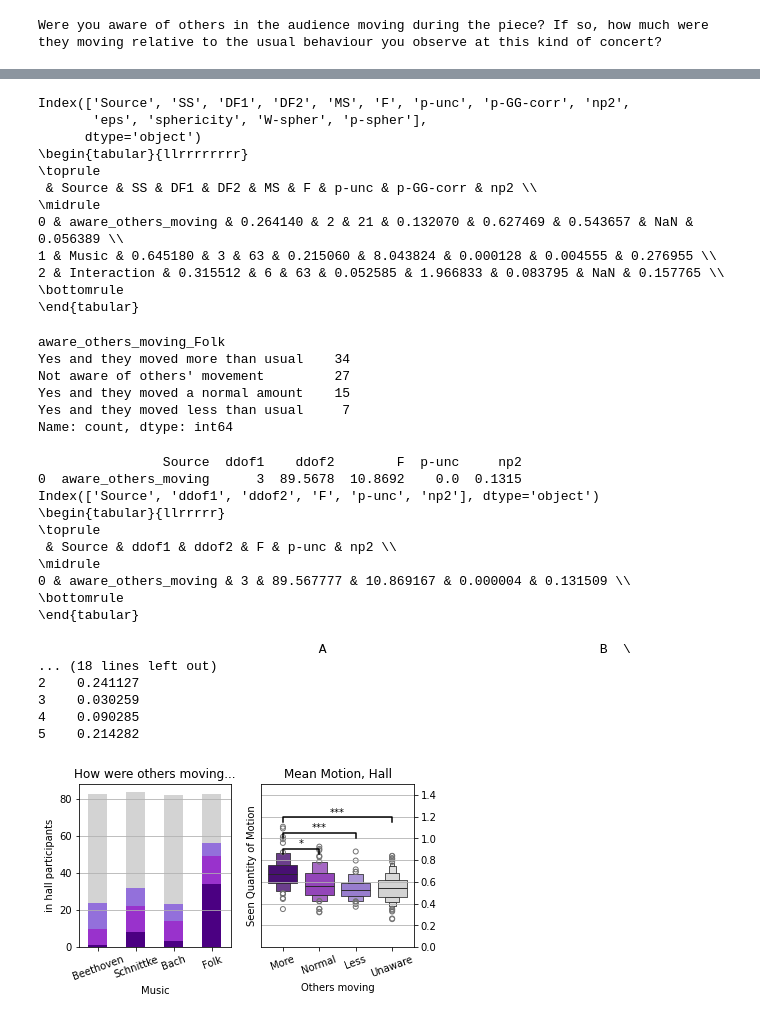
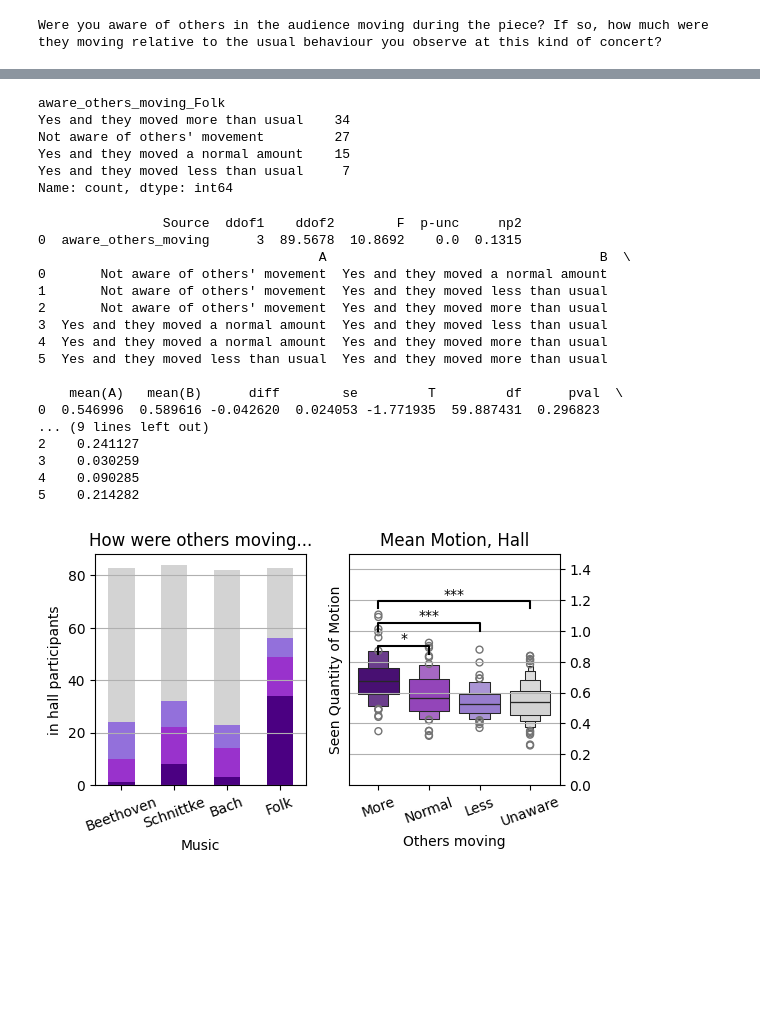
Before and after one commit to finn42/MusicLabCopen_AudienceMotion, a Jupyter notebook: 2_Audience_Motion_QoM_Motion_Ratings.ipynb, the cells around one changed output, grey strips where cells are left out. Cells and saved outputs as stored; diff of their text form; code cells hidden in the pictures; blank space fills up the shorter version.

```diff
--- a/2_Audience_Motion_QoM_Motion_Ratings.ipynb
+++ b/2_Audience_Motion_QoM_Motion_Ratings.ipynb
@@ -964,22 +884,9 @@ aov
 | 1 | Music | 0.645180 | 3 | 63 | 0.215060 | 8.043824 | 0.000128 | 0.004555 | 0.276955 | 0.494 | ... |
 | 2 | Interaction | 0.315512 | 6 | 63 | 0.052585 | 1.966833 | 0.083795 | NaN | 0.157765 | NaN | ... |
 # %%
-print(aov.columns)
-b = aov.loc[:,['Source', 'SS', 'DF1', 'DF2', 'MS', 'F', 'p-unc', 'p-GG-corr', 'np2']]
-print(b.to_latex())
+# print(aov.columns)
+# b = aov.loc[:,['Source', 'SS', 'DF1', 'DF2', 'MS', 'F', 'p-unc', 'p-GG-corr', 'np2']]
+# print(b.to_latex())
-# %% [output]
-Index(['Source', 'SS', 'DF1', 'DF2', 'MS', 'F', 'p-unc', 'p-GG-corr', 'np2',
-       'eps', 'sphericity', 'W-spher', 'p-spher'],
-      dtype='object')
-\begin{tabular}{llrrrrrrrr}
-\toprule
- & Source & SS & DF1 & DF2 & MS & F & p-unc & p-GG-corr & np2 \\
-\midrule
-0 & aware_others_moving & 0.264140 & 2 & 21 & 0.132070 & 0.627469 & 0.543657 & NaN & 0.056389 \\
-1 & Music & 0.645180 & 3 & 63 & 0.215060 & 8.043824 & 0.000128 & 0.004555 & 0.276955 \\
-2 & Interaction & 0.315512 & 6 & 63 & 0.052585 & 1.966833 & 0.083795 & NaN & 0.157765 \\
-\bottomrule
-\end{tabular}
 # %%
 sub_H[tag_Q + '_' + t].value_counts()
 # %% [output]
@@ -1015,45 +922,45 @@ ax1.set_xticklabels(tracks,rotation=20)
 aov = pg.welch_anova(dv=tag_m,between = tag_Q,data=mm_df_Hall)
 print(aov.round(4))
 aov.round(5).to_csv('_'.join(['./outdata/ANOVAs/others_move_A_R_qom_Welch_ANOVA.csv']))
-print(aov.columns)
-b = aov.loc[:,:]
-print(b.to_latex())
+# print(aov.columns)
+# b = aov.loc[:,:]
+# print(b.to_latex())
 sns.boxenplot(x = tag_Q,y = tag_m,hue=tag_Q,legend=False, palette=my_pal,order = response_order,data = mm_df_Hall, ax = ax2)
 ac = pg.pairwise_gameshowell(dv=tag_m,between = tag_Q,data=mm_df_Hall,effsize='eta-square')
 ac.round(5).to_csv('_'.join(['./outdata/ANOVAs/others_move_A_R_qom_gameshowell.csv']))
 print(ac)
 ls = pd.Series(response_order)
 for i,row in ac.iterrows():
     if row.pval<0.05:
         am.barplot_annotate_brackets(ls.loc[ls==row['A']].index[0], ls.loc[ls==row['B']].index[0], row.pval,[0,1,2,3], [0.8,0.8,0.95,1.1], yerr=None, dh=.05, barh=.05, fs=None, maxasterix=3)
 
 ax2.set_ylabel('Seen Quantity of Motion')
 ax2.set_xticks([0,1,2,3])
 ax2.set_xticklabels(short_responses,rotation=20)
 ax2.yaxis.tick_right()
 ax2.set_xlabel('Others moving')
 ax2.set_title('Mean Motion, Hall')
 ax2.set_ylim([0,1.5])
 ax2.grid(axis='y')
 plt.savefig('./Plots/others_move_A_R_qom.png',bbox_inches = 'tight',dpi = 196)
 plt.show()
 # %% [output]
                 Source  ddof1    ddof2        F  p-unc     np2
 0  aware_others_moving      3  89.5678  10.8692    0.0  0.1315
-Index(['Source', 'ddof1', 'ddof2', 'F', 'p-unc', 'np2'], dtype='object')
-\begin{tabular}{llrrrrr}
-\toprule
- & Source & ddof1 & ddof2 & F & p-unc & np2 \\
-\midrule
-0 & aware_others_moving & 3 & 89.567777 & 10.869167 & 0.000004 & 0.131509 \\
-\bottomrule
-\end{tabular}
+                                    A                                   B  \
+0       Not aware of others' movement  Yes and they moved a normal amount
+1       Not aware of others' movement  Yes and they moved less than usual
+2       Not aware of others' movement  Yes and they moved more than usual
+3  Yes and they moved a normal amount  Yes and they moved less than usual
+4  Yes and they moved a normal amount  Yes and they moved more than usual
+5  Yes and they moved less than usual  Yes and they moved more than usual
 
-                                    A                                   B  \
-... (18 lines left out)
+    mean(A)   mean(B)      diff        se         T         df      pval  \
+0  0.546996  0.589616 -0.042620  0.024053 -1.771935  59.887431  0.296823
+... (9 lines left out)
 2    0.241127
 3    0.030259
 4    0.090285
 5    0.214282
-[figure, old version]
+[figure, new version]
 # %%
```
Also changed, not shown: parts of 17 cells of this notebook, 30 other files.
